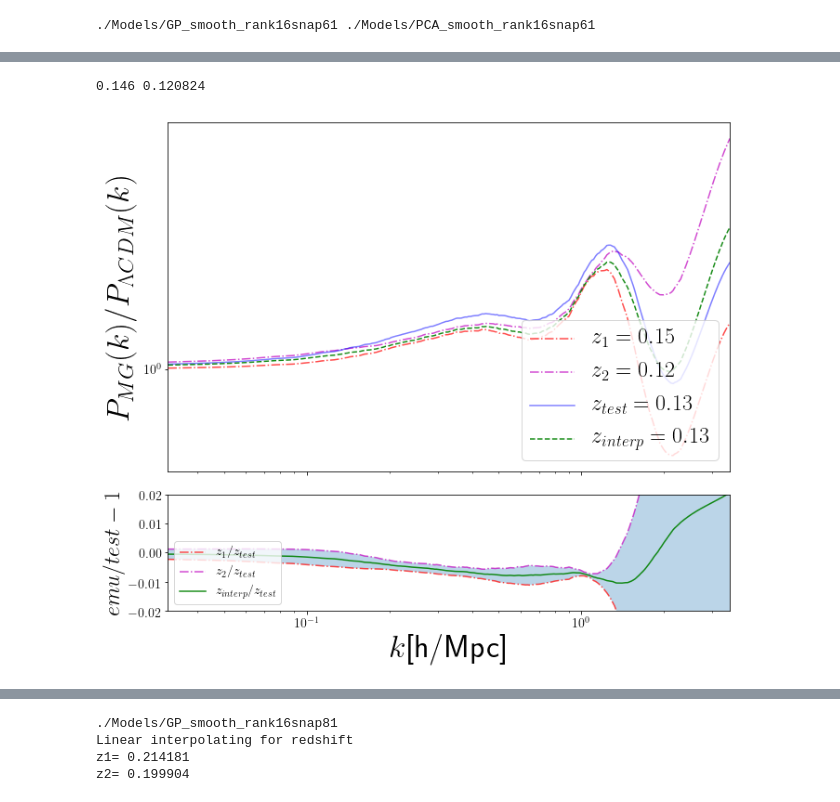
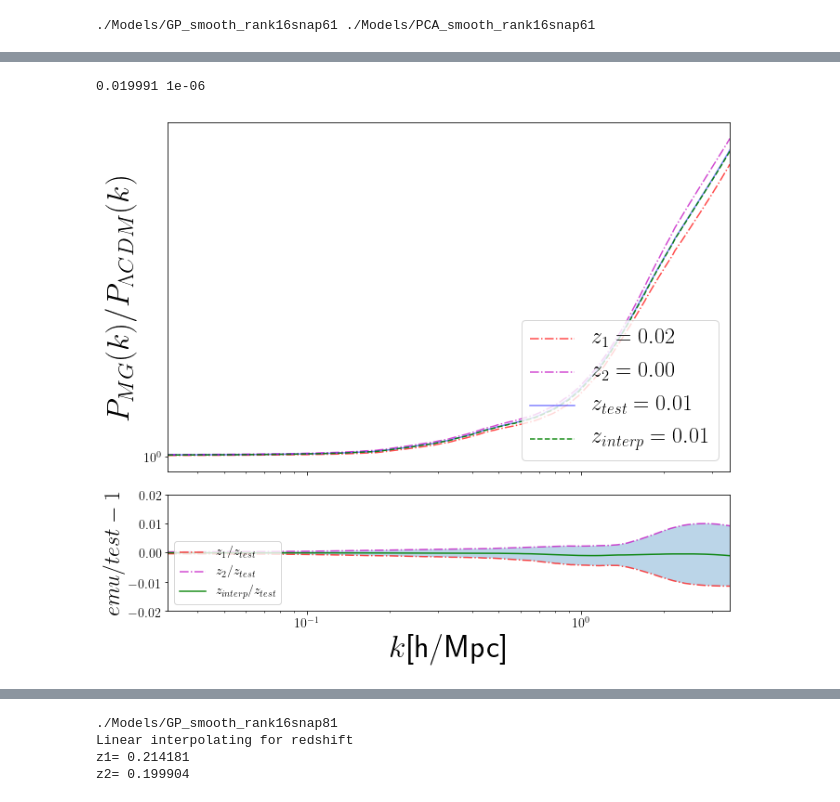
Before and after one commit to nesar/MGemulator, a Jupyter notebook: EmuTest-gpflow_allz.ipynb, the cells around one changed output, grey strips where cells are left out. Saved outputs shown, nothing was run; the diff lists cells and outputs as text; code cells hidden in the pictures.

```diff
--- a/EmuTest-gpflow_allz.ipynb
+++ b/EmuTest-gpflow_allz.ipynb
@@ -162,7 +140,7 @@ array([1.00427621, 1.00496876, 1.00561674, 1.00622163, 1.00678485,
 z_all = az[:, 1]
 
 
-snap_ID_z3 = 87 #### Test redshift
+snap_ID_z3 = 98 #### Test redshift
 snap_ID_z1 = snap_ID_z3 - 1
 snap_ID_z2 = snap_ID_z3 + 1
 
@@ -171,7 +149,7 @@ print(z_all[snap_ID_z1], z_all[snap_ID_z2])
 
 
 # allLabels = [r'${\Omega}_m$', r'$n_s$', r'${\sigma}_8$', r'$f_{R_0}$', r'$n$']
-Om, ns, s8, fR0, n = 0.1, 1.0, 0.8, 3e-5, 1.5
+Om, ns, s8, fR0, n = 0.3, 0.96, 0.8, 1e-6, 1.0
 
 
 GPmodel_z1 = modelDir + 'GP_smooth_rank' + str(nRankMax) + 'snap' + str(snap_ID_z1)
@@ -281,35 +259,35 @@ ax1.set_xlim(kvals[0], kvals[-1])
 ax0.set_xticklabels([])
 
 # ax0.set_xlim(kvals[3], kvals[-5])
 # ax1.set_xlim(kvals[3], kvals[-5])
 
 
 
 ax0.plot(kvals, Pk_z1, 'r-.', alpha = 0.7, label =  r'$z_1 = %0.2f$'%z1)
 ax0.plot(kvals, Pk_z2, 'm-.',  alpha = 0.7, label = r'$z_2 = %0.2f$'%z2)
 ax0.plot(kvals, Pk_z3, 'b-',  alpha = 0.5, label = r'$z_{test} = %0.2f$'%z3)
 ax0.plot(kvals,Pk_interp12, 'g--',  alpha = 0.9,  lw = 1.5, label = r'$z_{interp} = %0.2f$'%z3)
 
 ax1.plot(kvals, Pk_z1/Pk_z3 - 1, 'r-.',  alpha = 0.7, label = r'$z_1/z_{test}$')
 ax1.plot(kvals, Pk_z2/Pk_z3 - 1, 'm-.',  alpha = 0.7, label = r'$z_2/z_{test}$')
 ax1.plot(kvals, Pk_interp12/Pk_z3 - 1, 'g-',   alpha = 0.9, lw = 1.5, label = r'$z_{interp}/z_{test}$')
 
 
 ax1.fill_between(kvals, Pk_z1/Pk_z3 - 1, Pk_z2/Pk_z3 - 1, alpha = 0.3)
 
 
 start, end = ax0.get_ylim()
 # ax0.yaxis.set_ticks((np.arange(start, end, 0.1)))
 # ax0.yaxis.set_major_formatter(ticker.FormatStrFormatter('%0.1f'))
 # ax1.yaxis.set_major_formatter(ticker.FormatStrFormatter('%0.3f'))
 
 ax0.legend(loc="lower right", fontsize = 24)
 ax1.legend(loc="lower left", fontsize = 14)
 
 plt.show()
 # %% [output]
-0.146 0.120824
+0.019991 1e-06
-[figure, old version]
+[figure, new version]
 # %%
 # az = np.loadtxt(dataDir + 'timestepsCOLA.txt', skiprows=1)
 z_all = az[:, 1]
```
Also changed, not shown: parts of 6 cells of this notebook.
